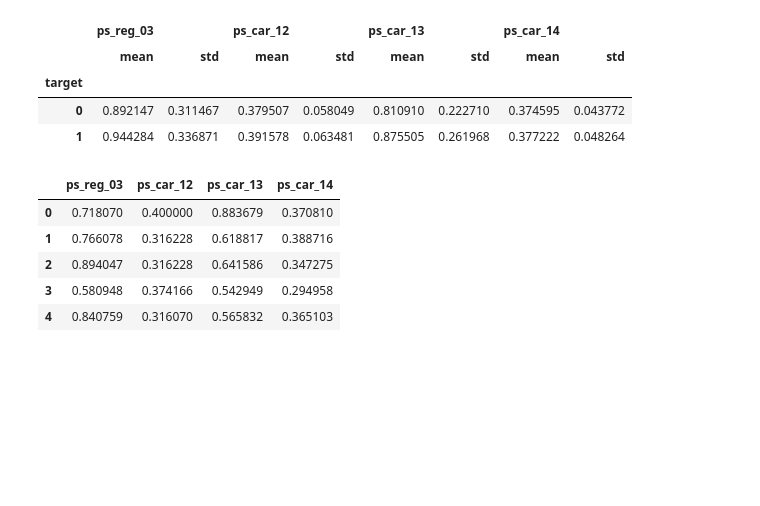
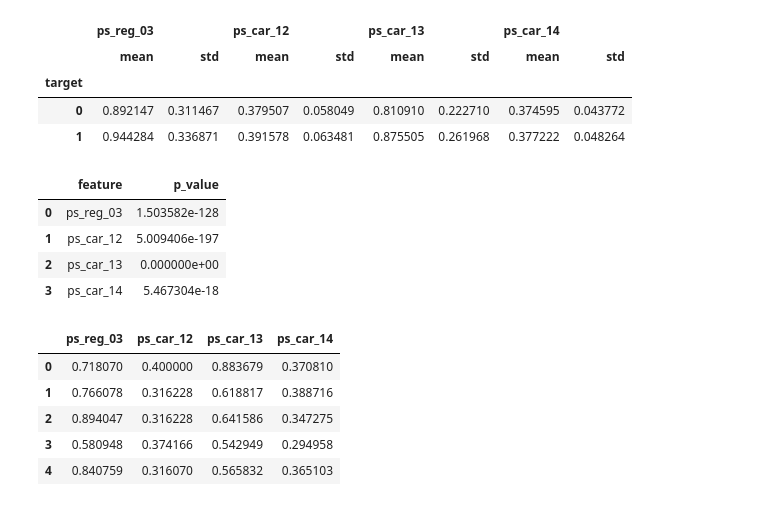
Before and after one commit to RodolfoPCruz/insurance-safe-driver-prediction, a Jupyter notebook: analise_exploratoria.ipynb, the cells around one changed output. Cells and saved outputs as stored; diff of their text form; code cells hidden in the pictures; blank space fills up the shorter version.

Commit message:
feat: Teste t aplicado as variáveis numéricas continuas

```diff
--- a/analise_exploratoria.ipynb
+++ b/analise_exploratoria.ipynb
@@ -591,6 +593,28 @@ train_num_var_cont.groupby(by='target').agg(['mean','std'])
 | target |  |  |  |  |  |  |  |  |
 | 0 | 0.892147 | 0.311467 | 0.379507 | 0.058049 | 0.810910 | 0.222710 | 0.374595 | 0.043772 |
 | 1 | 0.944284 | 0.336871 | 0.391578 | 0.063481 | 0.875505 | 0.261968 | 0.377222 | 0.048264 |
+# %%
+#Para o calculo do t-test vai será considerado que as variâncias são iguais
+
+t_test={'feature':[],'p_value':[]}
+
+for feature in num_var_continuas:
+    a=train_num_var_cont.loc[train_num_var_cont['target']==1,feature]
+    b=train_num_var_cont.loc[train_num_var_cont['target']==0,feature]
+    t_test['feature'].append(feature)
+    t_test['p_value'].append(ttest_ind(a,b)[1])
+t_test=pd.DataFrame.from_dict(t_test)
+t_test
+
+#De acordo com os p-values encontrados as médias não são iguais.
+#Por exemplo, considerando a feature ps_reg_03. A média dessa feature entre os clientes que solicitaram o seguro é diferente da média para os clientes
+#que não solicitam. Portanta ela pode usada para predizer se um cliente solicitará ou não o seguro
+# %% [output]
+|  | feature | p_value |
+| 0 | ps_reg_03 | 1.503582e-128 |
+| 1 | ps_car_12 | 5.009406e-197 |
+| 2 | ps_car_13 | 0.000000e+00 |
+| 3 | ps_car_14 | 5.467304e-18 |
 # %%
 imputer=SimpleImputer(missing_values=np.nan,strategy='mean')
 x=imputer.fit_transform(x)
```
Also changed, not shown: parts of 4 cells of this notebook.
